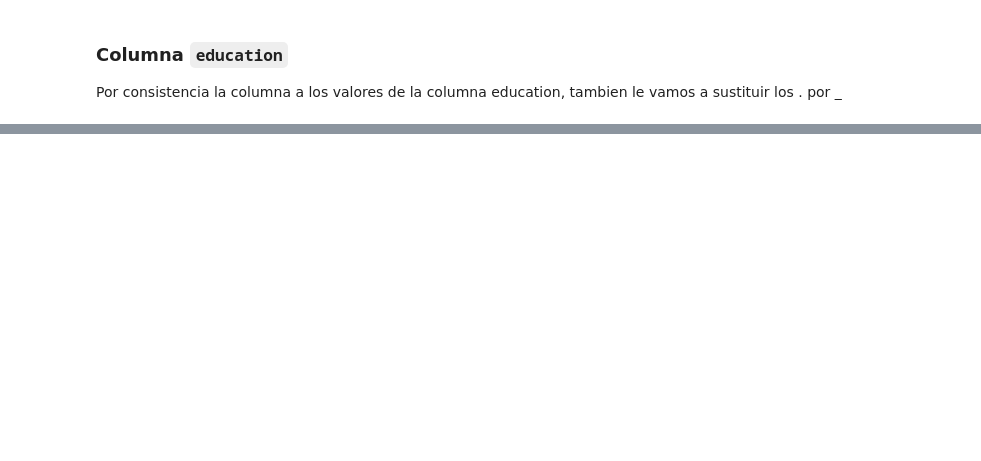
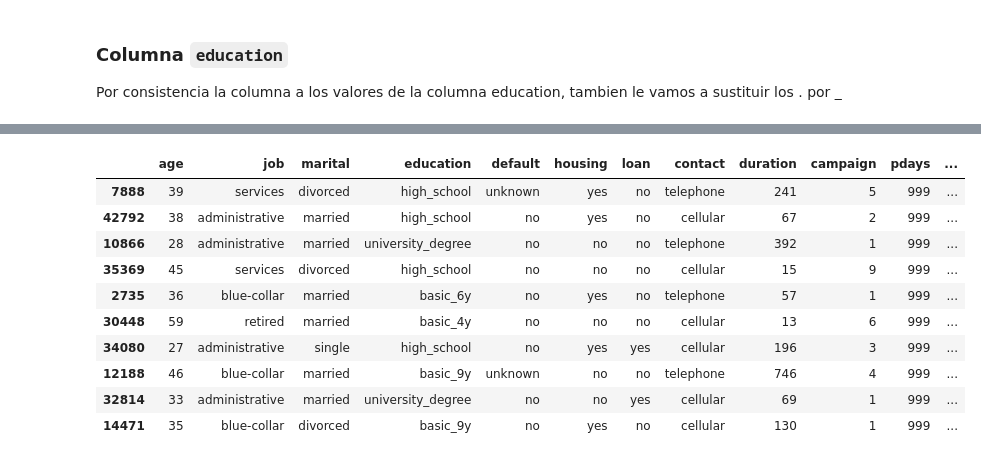
Before and after one commit to inaki1987/04.ProyectoEDA, a Jupyter notebook: notebooks/02.limpieza.ipynb, the cells around one changed output, grey strips where cells are left out. Saved outputs shown, nothing was run; the diff lists cells and outputs as text; code cells hidden in the pictures; blank space fills up the shorter version.

```diff
--- a/notebooks/02.limpieza.ipynb
+++ b/notebooks/02.limpieza.ipynb
@@ -188,0 +184,23 @@ Name: count, dtype: int64
+# %%
+locale.setlocale(locale.LC_TIME, 'Spanish_Spain')
+df['date'] = pd.to_datetime(df['date'], format='%d-%B-%Y')
+df.columns=df.columns.str.replace('latitude','contact_month')
+df['contact_month']=df['date'].dt.month.astype('Int64')
+df.columns=df.columns.str.replace('longitude','contact_year')
+df['contact_year']=df['date'].dt.year.astype('Int64')
+
+df=df.drop(columns=['date'])
+# %%
+df.sample(10)
+# %% [output]
+|  | age | job | marital | education | default | housing | loan | contact | duration | campaign | pdays | ... |
+| 7888 | 39 | services | divorced | high_school | unknown | yes | no | telephone | 241 | 5 | 999 | ... |
+| 42792 | 38 | administrative | married | high_school | no | yes | no | cellular | 67 | 2 | 999 | ... |
+| 10866 | 28 | administrative | married | university_degree | no | no | no | telephone | 392 | 1 | 999 | ... |
+| 35369 | 45 | services | divorced | high_school | no | no | no | cellular | 15 | 9 | 999 | ... |
+| 2735 | 36 | blue-collar | married | basic_6y | no | yes | no | telephone | 57 | 1 | 999 | ... |
+| 30448 | 59 | retired | married | basic_4y | no | no | no | cellular | 13 | 6 | 999 | ... |
+| 34080 | 27 | administrative | single | high_school | no | yes | yes | cellular | 196 | 3 | 999 | ... |
+| 12188 | 46 | blue-collar | married | basic_9y | unknown | no | no | telephone | 746 | 4 | 999 | ... |
+| 32814 | 33 | administrative | married | university_degree | no | no | yes | cellular | 69 | 1 | 999 | ... |
+| 14471 | 35 | blue-collar | divorced | basic_9y | no | yes | no | cellular | 130 | 1 | 999 | ... |
```
Also changed, not shown: parts of 19 cells of this notebook, 2 other files.
